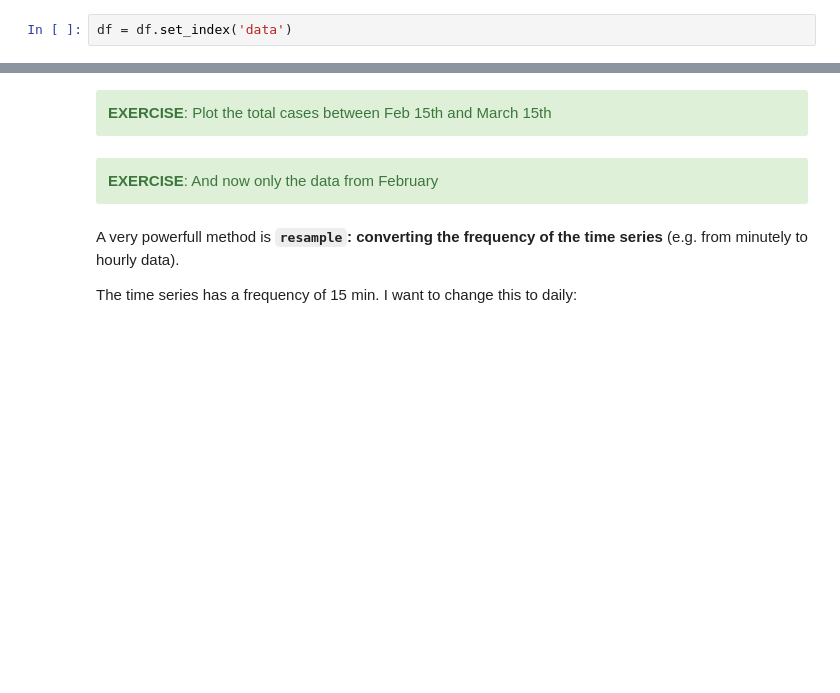
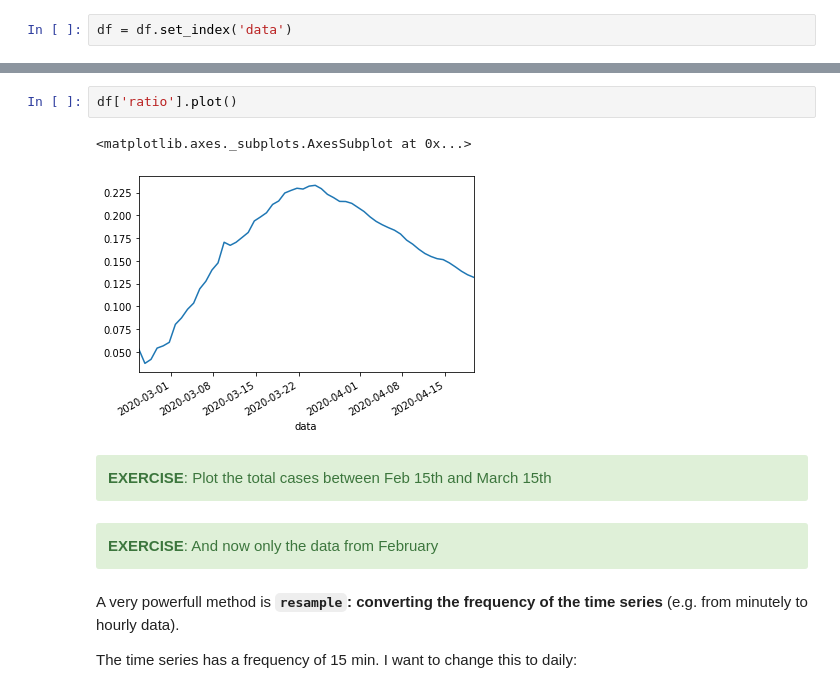
Before and after one commit to gbellandi/Pyhon_basicsCourse, a Jupyter notebook: notebooks/1_covid_data.ipynb, the cells around one changed output, grey strips where cells are left out. Cells and saved outputs as stored; diff of their text form; blank space fills up the shorter version.

```diff
--- a/notebooks/1_covid_data.ipynb
+++ b/notebooks/1_covid_data.ipynb
@@ -73,3 +234,8 @@ df["2020-01-01": "2020-03-01"]
+# %%
+df['ratio'].plot()
+# %% [output]
+<matplotlib.axes._subplots.AxesSubplot at 0x...>
+[figure, added]
 # %% [markdown]
 <div class="alert alert-success">
     <b>EXERCISE</b>: Plot the total cases between Feb 15th and March 15th
```
Also changed, not shown: parts of 22 cells of this notebook, 8 other files.
